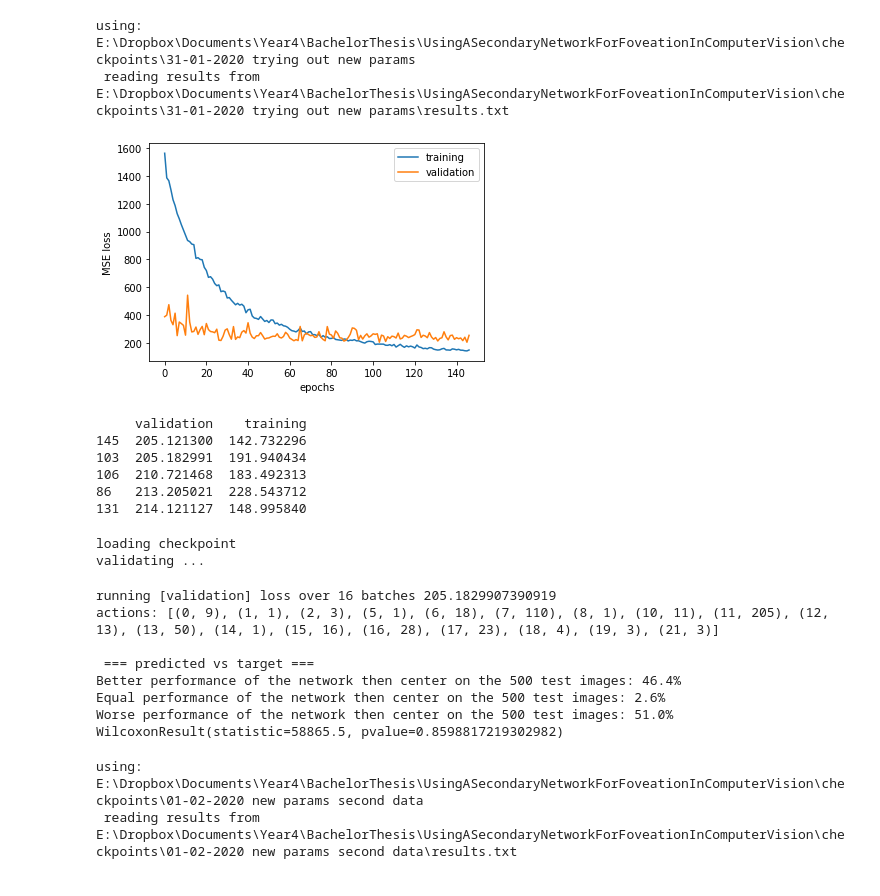
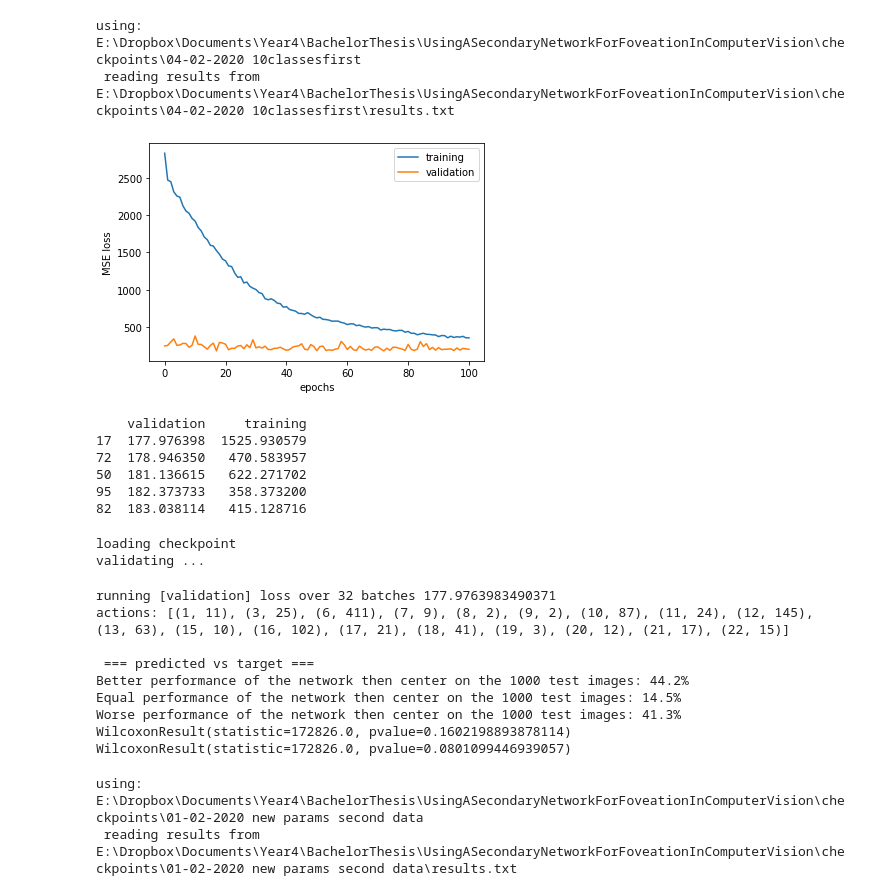
Before and after one commit to JohanvandenHeuvel/UsingASecondaryNetworkForFoveationInComputerVision, a Jupyter notebook: analysis_runs.ipynb, the cells around one changed output. Saved outputs shown, nothing was run; the diff lists cells and outputs as text; code cells hidden in the pictures.

```diff
--- a/analysis_runs.ipynb
+++ b/analysis_runs.ipynb
@@ -33,34 +33,35 @@ def process_run(m, path):
     run.plot_loss()
     print(run.lowest_validation(5))
 
-    start_epoch, m = f.load_checkpoint(run.get_checkpoint(str(run.lowest_validation(5).index[1])), m)
+    start_epoch, m = f.load_checkpoint(run.get_checkpoint(str(run.lowest_validation(5).index[0])), m)
     m.eval()
     #random_losses = stats.generate_random(idx_to_class, loader_test)
     #predicted_losses, target_losses, center_locations = stats.generate_predictions(idx_to_class, loader_test, m)
     #stats.print_results(predicted_losses, target_losses)
     train_network.validate_model(m, loader_test, idx_to_class)
 # %%
-process_run(m, paths[4])
+process_run(m, paths[1])
 # %% [output]
-using: E:\Dropbox\Documents\Year4\BachelorThesis\UsingASecondaryNetworkForFoveationInComputerVision\checkpoints\31-01-2020 trying out new params
- reading results from E:\Dropbox\Documents\Year4\BachelorThesis\UsingASecondaryNetworkForFoveationInComputerVision\checkpoints\31-01-2020 trying out new params\results.txt
+using: E:\Dropbox\Documents\Year4\BachelorThesis\UsingASecondaryNetworkForFoveationInComputerVision\checkpoints\04-02-2020 10classesfirst
+ reading results from E:\Dropbox\Documents\Year4\BachelorThesis\UsingASecondaryNetworkForFoveationInComputerVision\checkpoints\04-02-2020 10classesfirst\results.txt
-[figure, old version]
+[figure, new version]
-     validation    training
-145  205.121300  142.732296
-103  205.182991  191.940434
-106  210.721468  183.492313
-86   213.205021  228.543712
-131  214.121127  148.995840
+    validation     training
+17  177.976398  1525.930579
+72  178.946350   470.583957
+50  181.136615   622.271702
+95  182.373733   358.373200
+82  183.038114   415.128716
 loading checkpoint
 validating ...
-running [validation] loss over 16 batches 205.1829907390919
-actions: [(0, 9), (1, 1), (2, 3), (5, 1), (6, 18), (7, 110), (8, 1), (10, 11), (11, 205), (12, 13), (13, 50), (14, 1), (15, 16), (16, 28), (17, 23), (18, 4), (19, 3), (21, 3)]
+running [validation] loss over 32 batches 177.9763983490371
+actions: [(1, 11), (3, 25), (6, 411), (7, 9), (8, 2), (9, 2), (10, 87), (11, 24), (12, 145), (13, 63), (15, 10), (16, 102), (17, 21), (18, 41), (19, 3), (20, 12), (21, 17), (22, 15)]
 
  === predicted vs target ===
-Better performance of the network then center on the 500 test images: 46.4%
-Equal performance of the network then center on the 500 test images: 2.6%
-Worse performance of the network then center on the 500 test images: 51.0%
-WilcoxonResult(statistic=58865.5, pvalue=0.8598817219302982)
+Better performance of the network then center on the 1000 test images: 44.2%
+Equal performance of the network then center on the 1000 test images: 14.5%
+Worse performance of the network then center on the 1000 test images: 41.3%
+WilcoxonResult(statistic=172826.0, pvalue=0.1602198893878114)
+WilcoxonResult(statistic=172826.0, pvalue=0.0801099446939057)
 # %%
 process_run(m, paths[0])
 # %% [output]
```
Also changed, not shown: parts of 2 cells of this notebook, 7 other files.
